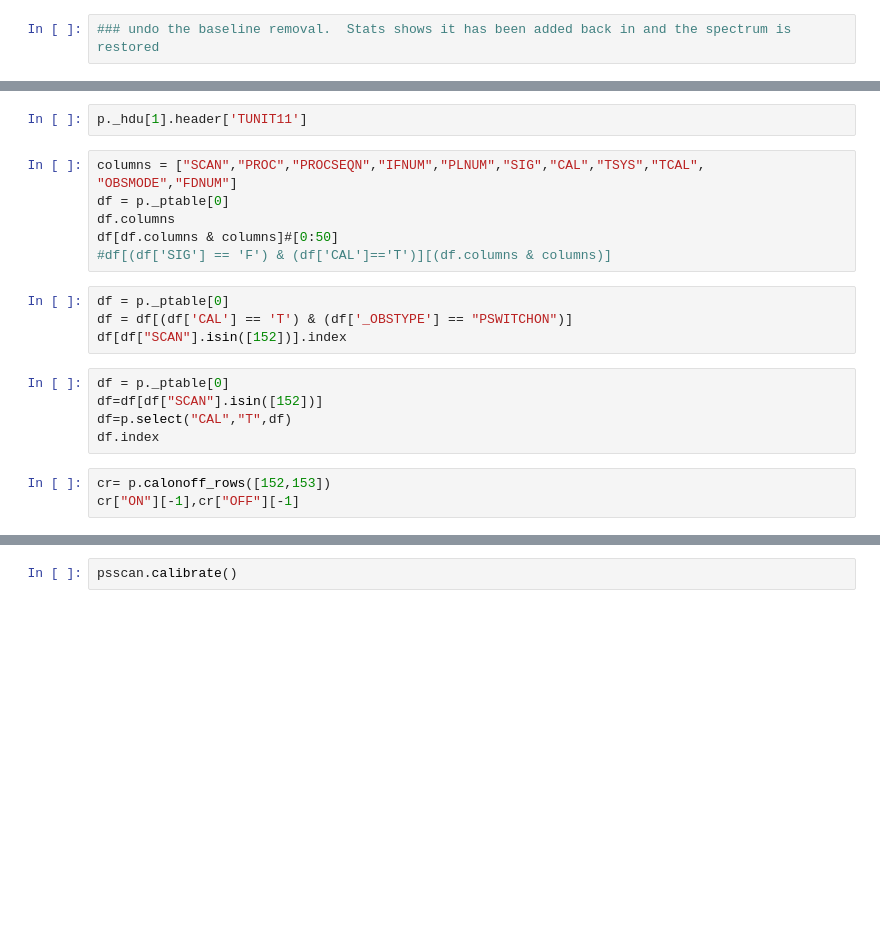
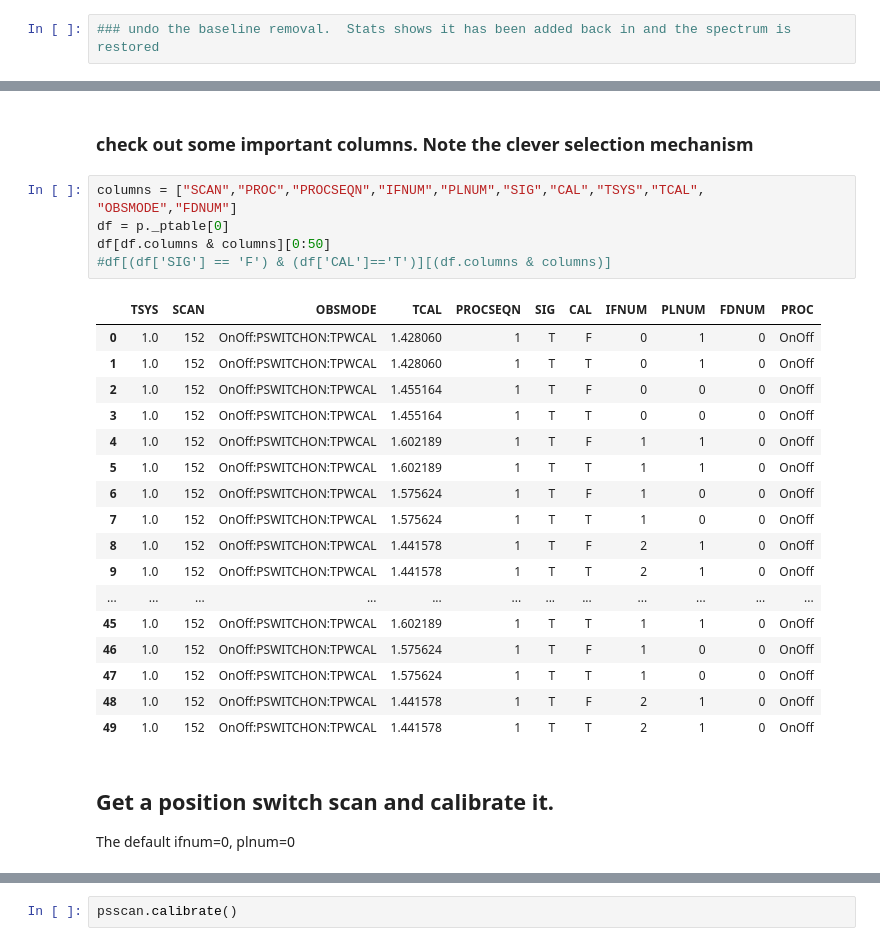
Before and after one commit to GreenBankObservatory/dysh, a Jupyter notebook: notebooks/test_spectra.ipynb, the cells around one changed output, grey strips where cells are left out. Saved outputs shown, nothing was run; the diff lists cells and outputs as text; blank space fills up the shorter version.

```diff
--- a/notebooks/test_spectra.ipynb
+++ b/notebooks/test_spectra.ipynb
@@ -65,21 +130,29 @@ p.summary()[0]
-# %%
-p._hdu[1].header['TUNIT11']
+# %% [markdown]
+### check out some important columns.  Note the clever selection mechanism
 # %%
 columns = ["SCAN","PROC","PROCSEQN","IFNUM","PLNUM","SIG","CAL","TSYS","TCAL", "OBSMODE","FDNUM"]
 df = p._ptable[0]
-df.columns
-df[df.columns & columns]#[0:50]
+df[df.columns & columns][0:50]
 #df[(df['SIG'] == 'F') & (df['CAL']=='T')][(df.columns & columns)]
+# %% [output]
+|  | TSYS | SCAN | OBSMODE | TCAL | PROCSEQN | SIG | CAL | IFNUM | PLNUM | FDNUM | PROC |
+| 0 | 1.0 | 152 | OnOff:PSWITCHON:TPWCAL | 1.428060 | 1 | T | F | 0 | 1 | 0 | OnOff |
+| 1 | 1.0 | 152 | OnOff:PSWITCHON:TPWCAL | 1.428060 | 1 | T | T | 0 | 1 | 0 | OnOff |
+| 2 | 1.0 | 152 | OnOff:PSWITCHON:TPWCAL | 1.455164 | 1 | T | F | 0 | 0 | 0 | OnOff |
+| 3 | 1.0 | 152 | OnOff:PSWITCHON:TPWCAL | 1.455164 | 1 | T | T | 0 | 0 | 0 | OnOff |
+| 4 | 1.0 | 152 | OnOff:PSWITCHON:TPWCAL | 1.602189 | 1 | T | F | 1 | 1 | 0 | OnOff |
+| 5 | 1.0 | 152 | OnOff:PSWITCHON:TPWCAL | 1.602189 | 1 | T | T | 1 | 1 | 0 | OnOff |
+| 6 | 1.0 | 152 | OnOff:PSWITCHON:TPWCAL | 1.575624 | 1 | T | F | 1 | 0 | 0 | OnOff |
+| 7 | 1.0 | 152 | OnOff:PSWITCHON:TPWCAL | 1.575624 | 1 | T | T | 1 | 0 | 0 | OnOff |
+| 8 | 1.0 | 152 | OnOff:PSWITCHON:TPWCAL | 1.441578 | 1 | T | F | 2 | 1 | 0 | OnOff |
+| 9 | 1.0 | 152 | OnOff:PSWITCHON:TPWCAL | 1.441578 | 1 | T | T | 2 | 1 | 0 | OnOff |
+| ... | ... | ... | ... | ... | ... | ... | ... | ... | ... | ... | ... |
+| 45 | 1.0 | 152 | OnOff:PSWITCHON:TPWCAL | 1.602189 | 1 | T | T | 1 | 1 | 0 | OnOff |
+| 46 | 1.0 | 152 | OnOff:PSWITCHON:TPWCAL | 1.575624 | 1 | T | F | 1 | 0 | 0 | OnOff |
+| 47 | 1.0 | 152 | OnOff:PSWITCHON:TPWCAL | 1.575624 | 1 | T | T | 1 | 0 | 0 | OnOff |
+| 48 | 1.0 | 152 | OnOff:PSWITCHON:TPWCAL | 1.441578 | 1 | T | F | 2 | 1 | 0 | OnOff |
+| 49 | 1.0 | 152 | OnOff:PSWITCHON:TPWCAL | 1.441578 | 1 | T | T | 2 | 1 | 0 | OnOff |
-# %%
-df = p._ptable[0]
-df = df[(df['CAL'] == 'T') & (df['_OBSTYPE'] == "PSWITCHON")]
-df[df["SCAN"].isin([152])].index
-# %%
-df = p._ptable[0]
-df=df[df["SCAN"].isin([152])]
-df=p.select("CAL","T",df)
-df.index
-# %%
-cr= p.calonoff_rows([152,153])
-cr["ON"][-1],cr["OFF"][-1]
+# %% [markdown]
+## Get a position switch scan and calibrate it.
+The default ifnum=0, plnum=0
 # %%
```
Also changed, not shown: parts of 30 cells of this notebook, 2 other files.
